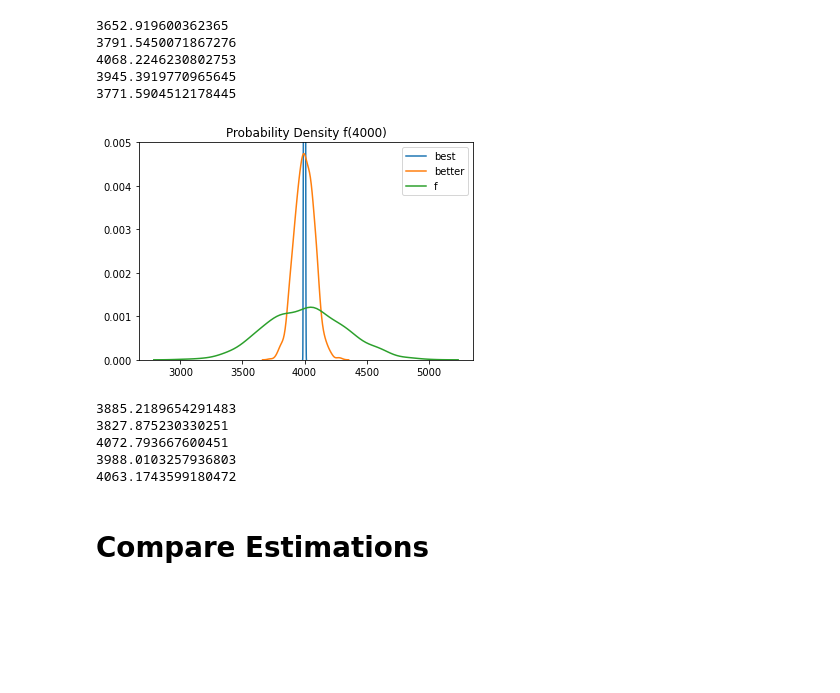
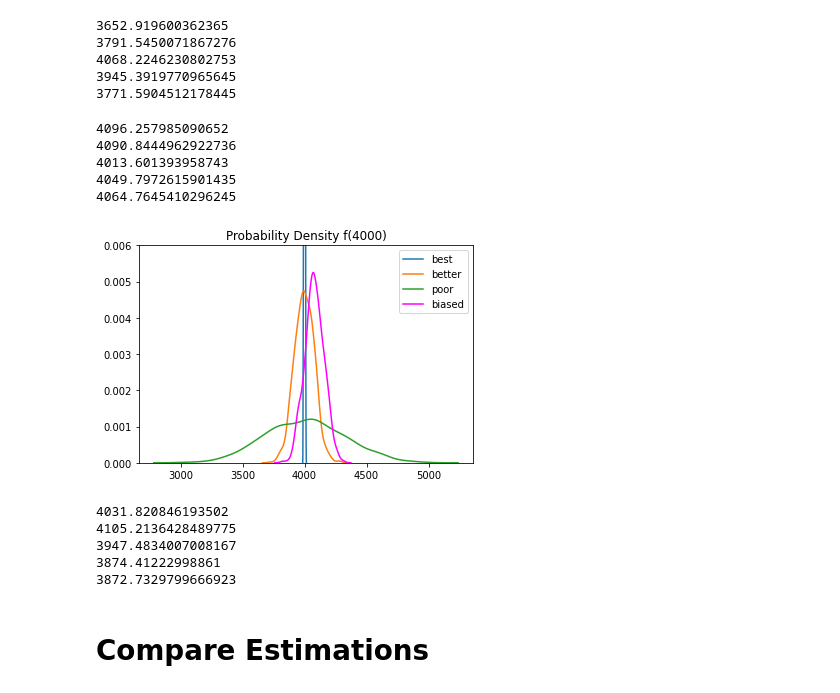
Before and after one commit to isabellafaccone/aquabytePersonal, a Jupyter notebook: wai/model_weight_estimation_variance.ipynb, the cells around one changed output. Cells and saved outputs as stored; diff of their text form; code cells hidden in the pictures; blank space fills up the shorter version.

```diff
--- a/wai/model_weight_estimation_variance.ipynb
+++ b/wai/model_weight_estimation_variance.ipynb
@@ -19,8 +21,9 @@ plt.hist(population, bins=20);
 # %%
-# Three function with difference estimation error
-f_best = lambda x: x * np.random.normal(1, 1e-3)
-f_better = lambda x: x * np.random.normal(1, 2e-2)
-f = lambda x: x * np.random.normal(1, 0.08)
+# Four function with difference estimation error
+f_best   = lambda x: x * np.random.normal(1, 1e-3) # 𝜎=0.1%
+f_better = lambda x: x * np.random.normal(1, 0.02) # 𝜎=2%
+f_poor   = lambda x: x * np.random.normal(1, 0.08) # 𝜎=8%
+f_biased = lambda x: x * np.random.normal(1, 0.01) + x * np.random.normal(0.02, 0.015) # 𝜎=1%, 2% positive bias
 
 # Note I model the variance with multiplication. This might make average harder to analyze.
 # %%
@@ -40,33 +43,42 @@ for i in range(5): print(f_better(4000))
 3996.687173867039
 3912.5929929567947
 # %%
-for i in range(5): print(f(4000))
+for i in range(5): print(f_poor(4000))
 # %% [output]
 3652.919600362365
 3791.5450071867276
 4068.2246230802753
 3945.3919770965645
 3771.5904512178445
+# %%
+for i in range(5): print(f_biased(4000))
+# %% [output]
+4096.257985090652
+4090.8444962922736
+4013.601393958743
+4049.7972615901435
+4064.7645410296245
 # %%
 # probabilitly density f vs f_better vs f_best
 fig, ax = plt.subplots()
 sns.kdeplot([f_best(4000) for i in range(1000)], label='best')
 sns.kdeplot([f_better(4000) for i in range(1000)], label='better')
-sns.kdeplot([f(4000) for i in range(1000)], label='f')
-ax.set_ylim(0, 0.005)
+sns.kdeplot([f_poor(4000) for i in range(1000)], label='poor')
+sns.kdeplot([f_biased(4000) for i in range(1000)], color='magenta', label='biased')
+ax.set_ylim(0, 0.006)
 ax.legend()
 ax.set_title("Probability Density f(4000)");
 # %% [output]
-[figure, old version]
+[figure, new version]
 # %%
 # reduce variance by averaging many estimates
-for i in range(5): print(np.array([f(4000) for i in range(10)]).mean())
+for i in range(5): print(np.array([f_poor(4000) for i in range(10)]).mean())
 # %% [output]
-3885.2189654291483
-3827.875230330251
-4072.793667600451
-3988.0103257936803
-4063.1743599180472
+4031.820846193502
+4105.2136428489775
+3947.4834007008167
+3874.41222998861
+3872.7329799666923
 # %% [markdown]
 # Compare Estimations
 # %%
```
Also changed, not shown: parts of 6 cells of this notebook.
